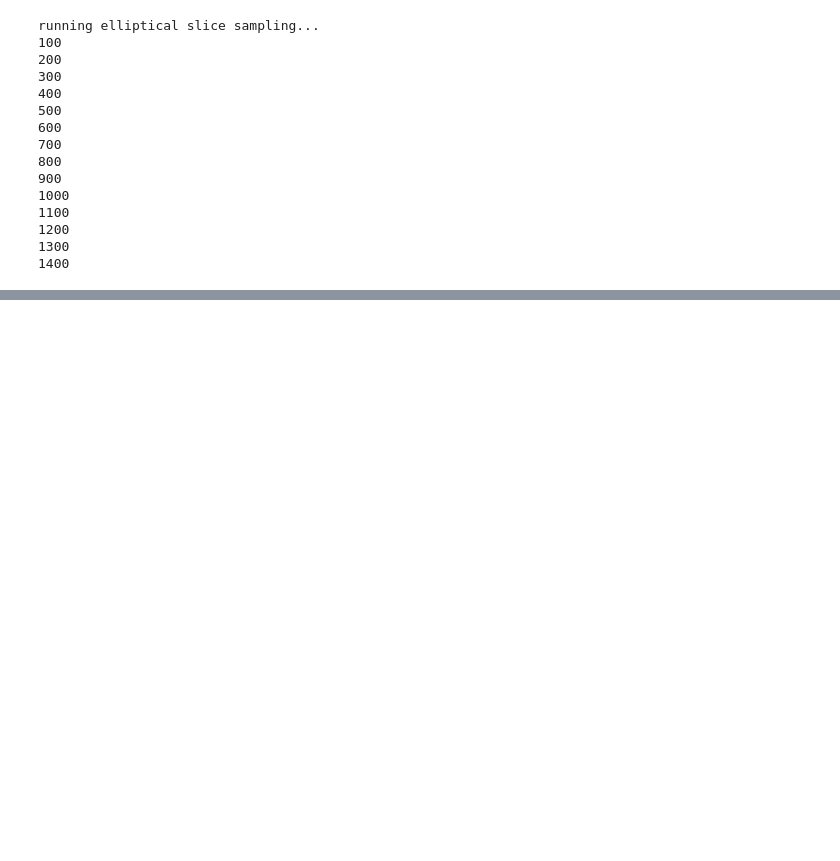
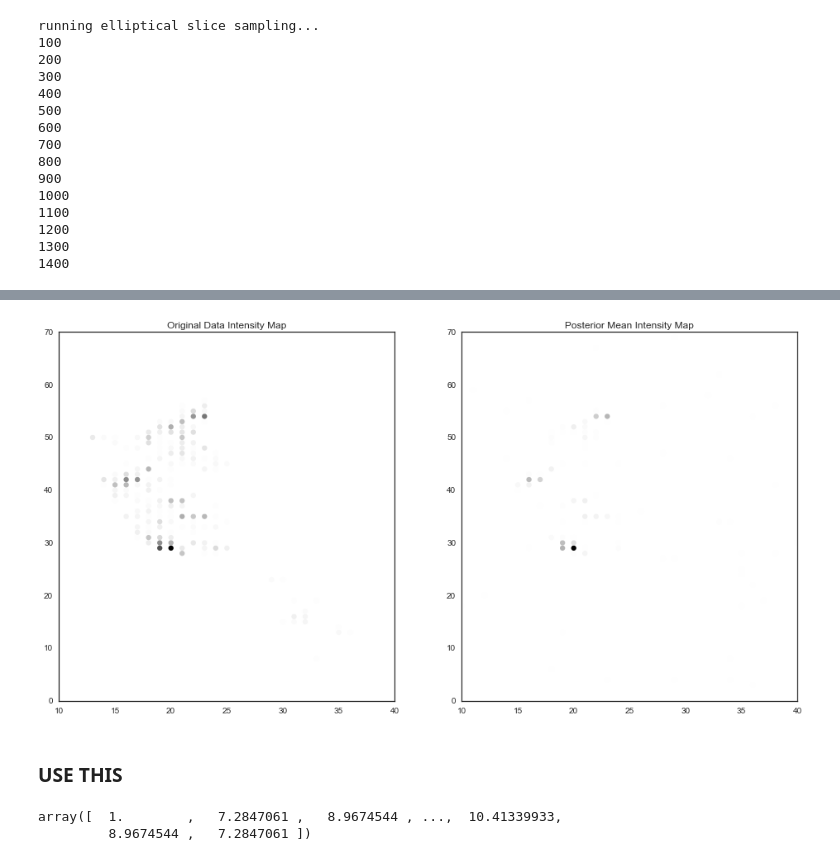
Before and after one commit to averyfaller/AM207Project, a Jupyter notebook: Hierarchical_Bayes.ipynb, the cells around one changed output, grey strips where cells are left out. Saved outputs shown, nothing was run; the diff lists cells and outputs as text; code cells hidden in the pictures; blank space fills up the shorter version.

```diff
--- a/Hierarchical_Bayes.ipynb
+++ b/Hierarchical_Bayes.ipynb
@@ -396,11 +406,3 @@ def plot_compare(counts, counts2):
     plt.ylim(0,70)
     plt.title("Posterior Mean Intensity Map")
     plt.show()
-# %%
-final_results = results.mean(axis=0)
-
-non_conjugate_lambdas = []
-for x in range(M):
-    non_conjugate_lambdas.append(np.exp(final_results[0] + final_results[x+1]))
-
-plot_compare(grid_counts, np.array(non_conjugate_lambdas))
@@ -408,0 +409,7 @@ plot_compare(grid_counts, np.array(non_conjugate_lambdas))
+# %%
+def lambdas(x):
+    lambdas = []
+    for i in range(M):
+        lambdas.append(np.exp(x[0] + x[i+1]))
+
+    return lambdas
@@ -408,0 +486,3 @@ plot_compare(grid_counts, np.array(non_conjugate_lambdas))
+# %%
+sigma = get_sig(0.5)
+sum(sigma)
@@ -408,0 +492,2 @@ plot_compare(grid_counts, np.array(non_conjugate_lambdas))
+# %%
+results = ess(grid_counts, sigma,log_lik, 1000, 500, M+1)
@@ -408,0 +510,13 @@ plot_compare(grid_counts, np.array(non_conjugate_lambdas))
+# %%
+final_results3 = results.mean(axis=0)
+plot_compare(grid_counts, lambdas(final_results3))
+# %% [output]
+[figure, added]
+# %% [markdown]
+### USE THIS
+# %%
+sigma = get_sig(10)
+sum(sigma)
+# %% [output]
+array([  1.        ,   7.2847061 ,   8.9674544 , ...,  10.41339933,
+         8.9674544 ,   7.2847061 ])
```
Also changed, not shown: parts of 61 cells of this notebook.
